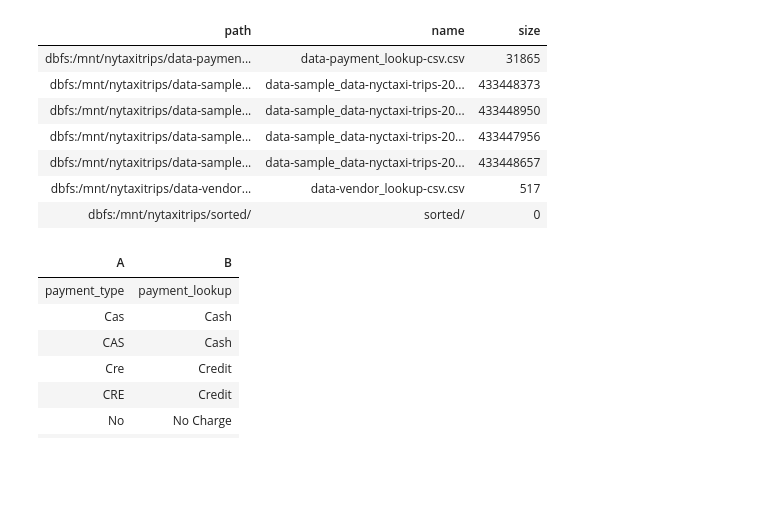
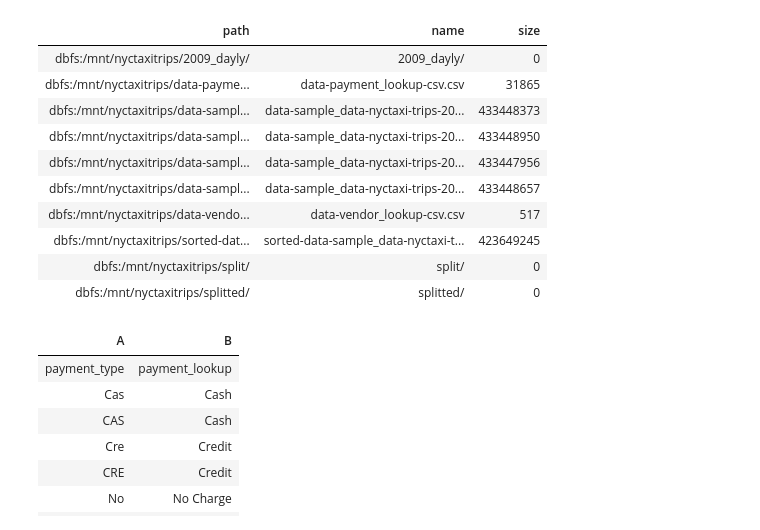
Before and after one commit to DourivalPimentel/nyctaxitrips, a Jupyter notebook: src/NY Taxi Trips Analysis.ipynb, the cells around one changed output. Cells and saved outputs as stored; diff of their text form; code cells hidden in the pictures; blank space fills up the shorter version.

Commit message:
Working with files on local disk to optimize reads and writes in aws bucket

```diff
--- a/src/NY Taxi Trips Analysis.ipynb
+++ b/src/NY Taxi Trips Analysis.ipynb
@@ -1,10 +1,10 @@
 # %%
 # Access Tokens for the s3 bucket
 
-ACCESS_KEY = "AKIAQLID72NIV5LQNTBM"
-SECRET_KEY = "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"
+ACCESS_KEY = "AKIAY3PMFSEBRYA44HR5"
+SECRET_KEY = "lxptdLYHudLcmAFNtgR4VZyv52ctqv8LYbpNyrCQ"
 ENCODED_SECRET_KEY = SECRET_KEY.replace("/", "%2F")
-AWS_BUCKET_NAME = "nytaxitrip"
+AWS_BUCKET_NAME = "nyctaxitrips"
 MOUNT_NAME = AWS_BUCKET_NAME
 # %% [output]
 [interactive output not drawn]
@@ -14,17 +14,20 @@ MOUNT_NAME = AWS_BUCKET_NAME
 dbutils.fs.mount("s3a://%s:%s@%s" % (ACCESS_KEY, ENCODED_SECRET_KEY, AWS_BUCKET_NAME), "/mnt/%s" % MOUNT_NAME)
 # %%
 # Files inside the mounted folder
-
+dbutils.fs.cp("/mnt/{}/".format(MOUNT_NAME), "/data/{}/".format(MOUNT_NAME), recurse = True)
 display(dbutils.fs.ls("/mnt/{}/".format(MOUNT_NAME)))
 # %% [output]
 | path | name | size |
-| dbfs:/mnt/nytaxitrips/data-paymen... | data-payment_lookup-csv.csv | 31865 |
-| dbfs:/mnt/nytaxitrips/data-sample... | data-sample_data-nyctaxi-trips-20... | 433448373 |
-| dbfs:/mnt/nytaxitrips/data-sample... | data-sample_data-nyctaxi-trips-20... | 433448950 |
-| dbfs:/mnt/nytaxitrips/data-sample... | data-sample_data-nyctaxi-trips-20... | 433447956 |
-| dbfs:/mnt/nytaxitrips/data-sample... | data-sample_data-nyctaxi-trips-20... | 433448657 |
-| dbfs:/mnt/nytaxitrips/data-vendor... | data-vendor_lookup-csv.csv | 517 |
-| dbfs:/mnt/nytaxitrips/sorted/ | sorted/ | 0 |
+| dbfs:/mnt/nyctaxitrips/2009_dayly/ | 2009_dayly/ | 0 |
+| dbfs:/mnt/nyctaxitrips/data-payme... | data-payment_lookup-csv.csv | 31865 |
+| dbfs:/mnt/nyctaxitrips/data-sampl... | data-sample_data-nyctaxi-trips-20... | 433448373 |
+| dbfs:/mnt/nyctaxitrips/data-sampl... | data-sample_data-nyctaxi-trips-20... | 433448950 |
+| dbfs:/mnt/nyctaxitrips/data-sampl... | data-sample_data-nyctaxi-trips-20... | 433447956 |
+| dbfs:/mnt/nyctaxitrips/data-sampl... | data-sample_data-nyctaxi-trips-20... | 433448657 |
+| dbfs:/mnt/nyctaxitrips/data-vendo... | data-vendor_lookup-csv.csv | 517 |
+| dbfs:/mnt/nyctaxitrips/sorted-dat... | sorted-data-sample_data-nyctaxi-t... | 423649245 |
+| dbfs:/mnt/nyctaxitrips/split/ | split/ | 0 |
+| dbfs:/mnt/nyctaxitrips/splitted/ | splitted/ | 0 |
 # %%
 # Payments table
 
```
Also changed, not shown: parts of 3 cells of this notebook.
